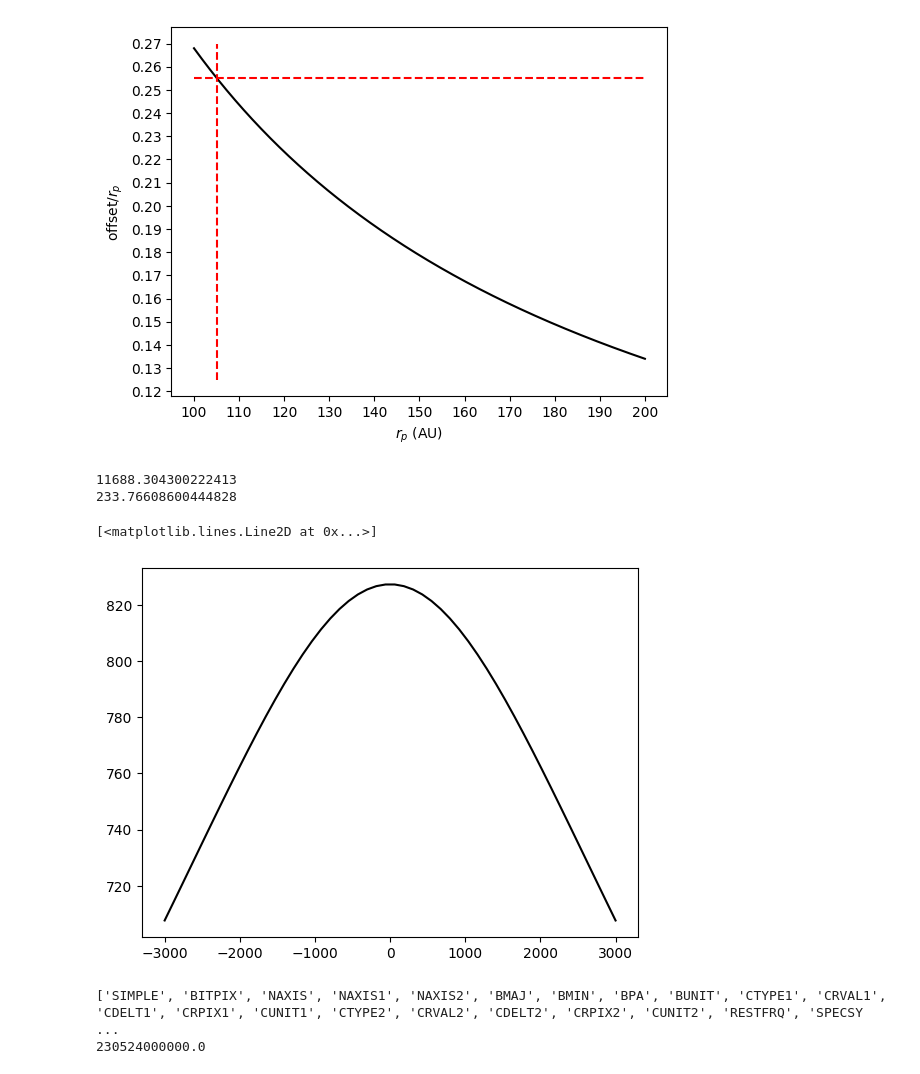
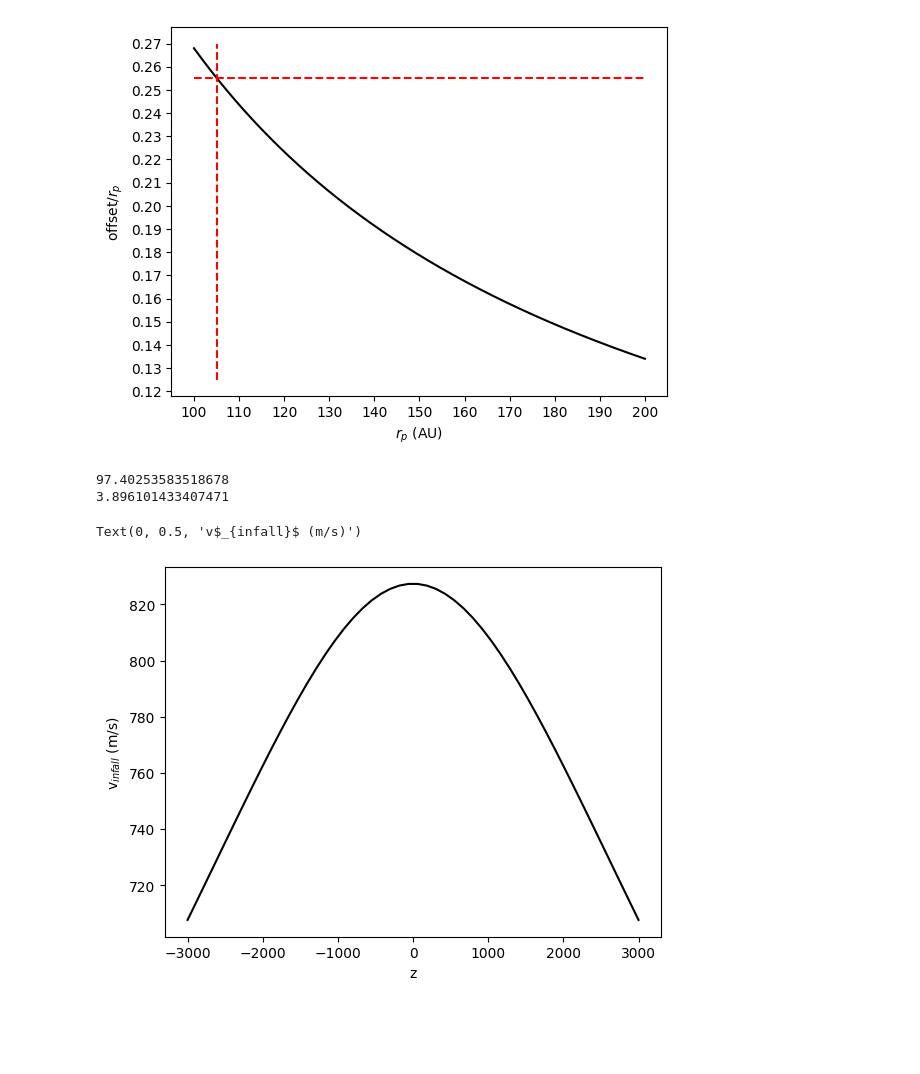
Before and after one commit to danmcl77/masters, a Jupyter notebook: Plotting.ipynb, the cells around one changed output. Cells and saved outputs as stored; diff of their text form; code cells hidden in the pictures; blank space fills up the shorter version.

```diff
--- a/Plotting.ipynb
+++ b/Plotting.ipynb
@@ -202,37 +207,49 @@ def calculate_dust_mass_from_fnu(fnu,dfnu,d,dd,nu):
 
     return
 # %%
-calculate_dust_mass_from_fnu(fnu=3000,dfnu=60,d=370,dd=5,nu=230)
+calculate_dust_mass_from_fnu(fnu=25,dfnu=1,d=370,dd=5,nu=230)
 # %% [output]
-11688.304300222413
-233.76608600444828
+97.40253583518678
+3.896101433407471
 # %%
 z = np.linspace(-3000,3000)
 dist = np.sqrt(z**2 + 3219**2)
 
 v = np.sqrt((2*6.7e-11*1.23*2e30)/(dist*1.496e+11))
 plt.plot(z,v,color='black')
+plt.xlabel('z')
+plt.ylabel('v$_{infall}$ (m/s)')
 # %% [output]
-[<matplotlib.lines.Line2D at 0x...>]
+Text(0, 0.5, 'v$_{infall}$ (m/s)')
-[figure, old version]
+[figure, new version]
 # %%
 cube = fits.open('newgaussian/ATPyxSubCubeNew_gv0.fits')[0].data
 
+oldcube = fits.open('fits/ATPyxSubCubeSmall.fits')[0].data
+
 examplehdu = fits.open('newgaussian/ATPyxSubCubeNew_gv0.fits')
 
-headers = fits.open('newgaussian/ATPyxSubCubeNew_gv0.fits')[0].header
+headers = fits.open('newgaussian/ATPyxSubCubeNew.fits')[0].header
+oldheaders = fits.open('fits/ATPyxSubCubeSmall.fits')[0].header
 
-print(list(headers.keys()))
-print(headers['RESTFRQ'])
 
-cube = cube + 18092
+#print(headers)
 
+#BSCALE  =   1.000000000000E+00 /PHYSICAL = PIXEL*BSCALE + BZERO
+#BZERO   =   0.000000000000E+00
+#BMAJ    =   1.497179932064E-04
+#BMIN    =   1.102796693643E-04
+#BPA     =  -8.206011199951E+01
+
+cube = cube + 11760+5706
 
 
 hdu = fits.PrimaryHDU(data=cube)
 hdul = fits.HDUList([hdu])
 hdul[0].header = headers
+hdul[0].header.set('bmaj', 1.497179932064E-04)
+hdul[0].header.set('bmin', 1.102796693643E-04)
+hdul[0].header.set('bpa', -8.206011199951E+01)
+hdul[0].header.set('bscale', 1.000000000000E+00)
+hdul[0].header.set('bzero', 0.000000000000E+00)
 hdu.writeto('TestCube_gv0.fits',overwrite=True)
-# %% [output]
-['SIMPLE', 'BITPIX', 'NAXIS', 'NAXIS1', 'NAXIS2', 'BMAJ', 'BMIN', 'BPA', 'BUNIT', 'CTYPE1', 'CRVAL1', 'CDELT1', 'CRPIX1', 'CUNIT1', 'CTYPE2', 'CRVAL2', 'CDELT2', 'CRPIX2', 'CUNIT2', 'RESTFRQ', 'SPECSY ...
-230524000000.0
```
Also changed, not shown: parts of 6 cells of this notebook, 2 other files.
